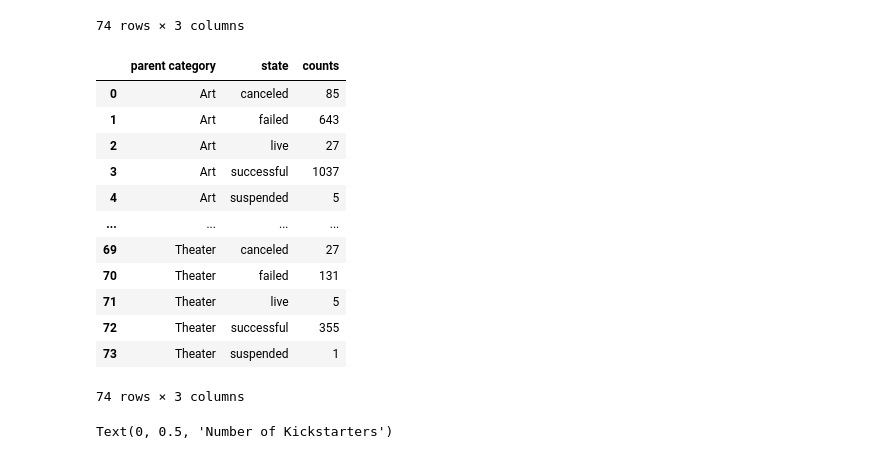
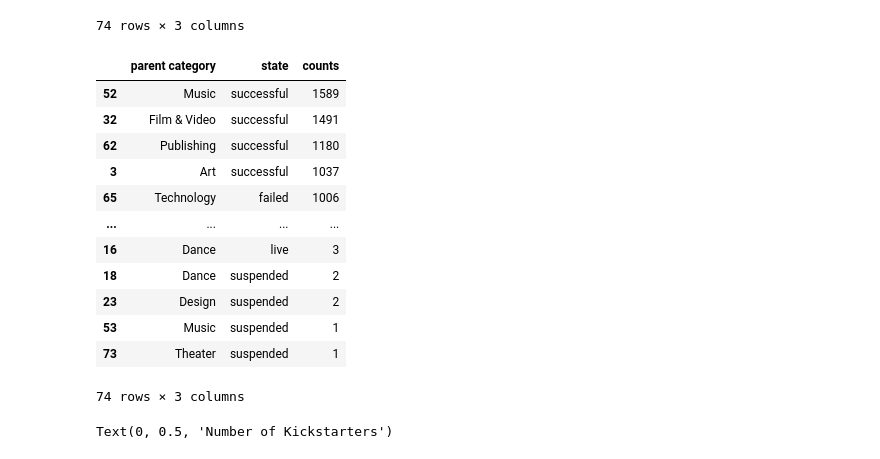
Before and after one commit to shwetasharmaeco/kickstarter_analysis, a Jupyter notebook: kickstarter_study.ipynb, the cells around one changed output. Saved outputs shown, nothing was run; the diff lists cells and outputs as text; code cells hidden in the pictures.

```diff
--- a/kickstarter_study.ipynb
+++ b/kickstarter_study.ipynb
@@ -263,21 +209,21 @@ df.groupby(['parent category','state']).count()[["sub category"]].reset_index().
 | 73 | Theater | suspended | 1 |
 74 rows × 3 columns
 # %%
+# top successful and unsuccessful categories by numbers
 categories_ = df.groupby(["parent category", "state"]).size().reset_index(name = "counts")
-# categories_.sort_values(["counts"], ascending =False)
-categories_
+categories_.sort_values(["counts"], ascending =False)
 # %% [output]
 |  | parent category | state | counts |
-| 0 | Art | canceled | 85 |
-| 1 | Art | failed | 643 |
-| 2 | Art | live | 27 |
+| 52 | Music | successful | 1589 |
+| 32 | Film & Video | successful | 1491 |
+| 62 | Publishing | successful | 1180 |
 | 3 | Art | successful | 1037 |
-| 4 | Art | suspended | 5 |
+| 65 | Technology | failed | 1006 |
 | ... | ... | ... | ... |
-| 69 | Theater | canceled | 27 |
-| 70 | Theater | failed | 131 |
-| 71 | Theater | live | 5 |
-| 72 | Theater | successful | 355 |
+| 16 | Dance | live | 3 |
+| 18 | Dance | suspended | 2 |
+| 23 | Design | suspended | 2 |
+| 53 | Music | suspended | 1 |
 | 73 | Theater | suspended | 1 |
 74 rows × 3 columns
 # %%
```
Also changed, not shown: parts of 26 cells of this notebook.
